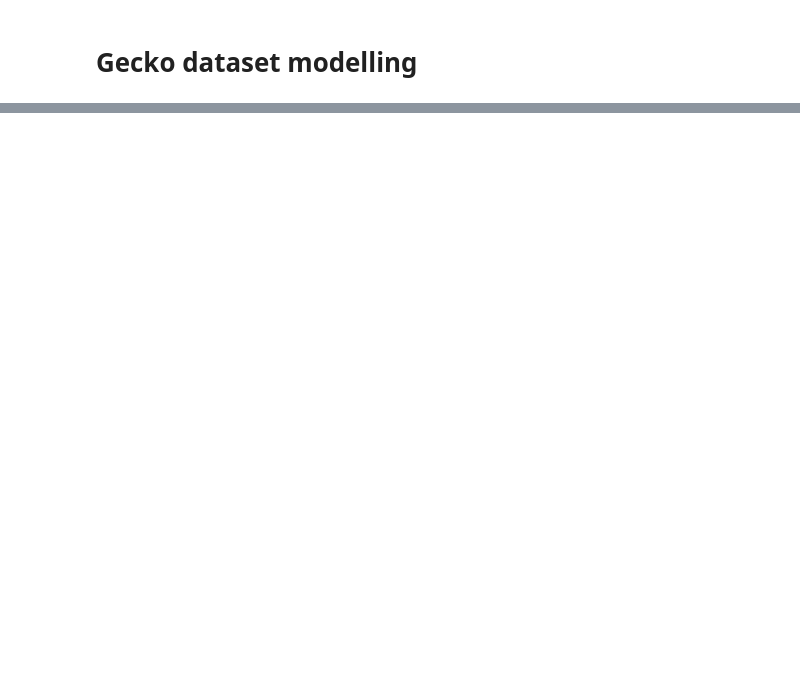
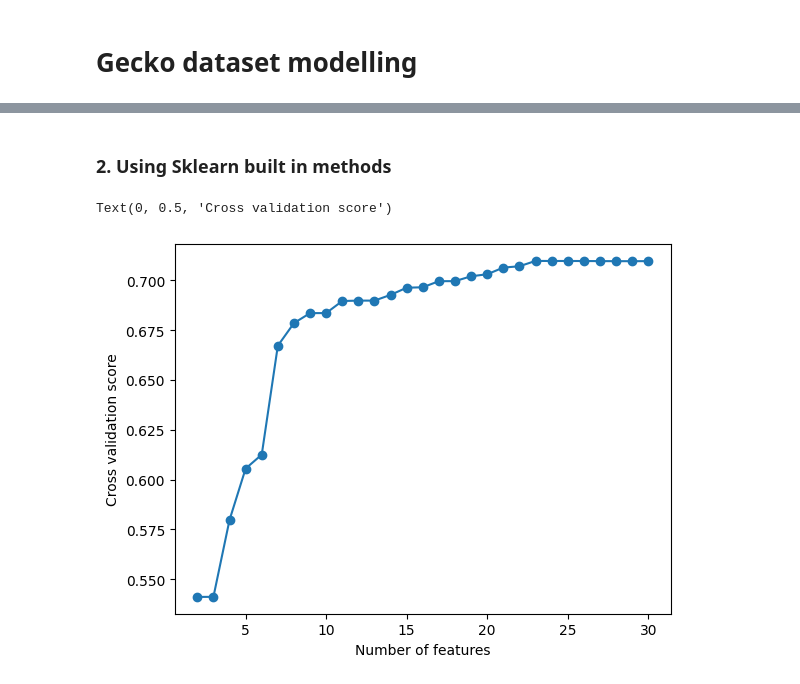
Before and after one commit to karl-helsinki/IMLProject, a Jupyter notebook: modelling.ipynb, the cells around one changed output, grey strips where cells are left out. Saved outputs shown, nothing was run; the diff lists cells and outputs as text; code cells hidden in the pictures; blank space fills up the shorter version.

```diff
--- a/modelling.ipynb
+++ b/modelling.ipynb
@@ -299,0 +426,15 @@ save_test_predictions(preds, "predictions/svr_selected_feats2_log10.csv", test_d
+# %% [markdown]
+### 2. Using Sklearn built in methods
+# %%
+fs = SelectKBest(f_regression, k='all')
+fs.fit(x, y_log10)
+best_feats_sk, best_feats_score_sk, feats_sk, feats_scores_sk = find_best_feature_subset(fs.scores_, lin_reg, x, y_log10)
+
+plt.plot([len(f) for f in feats_sk], feats_scores_sk)
+plt.scatter([len(f) for f in feats_sk], feats_scores_sk)
+
+plt.xlabel("Number of features")
+plt.ylabel("Cross validation score")
+# %% [output]
+Text(0, 0.5, 'Cross validation score')
+[figure, added]
```
Also changed, not shown: parts of 54 cells of this notebook.
